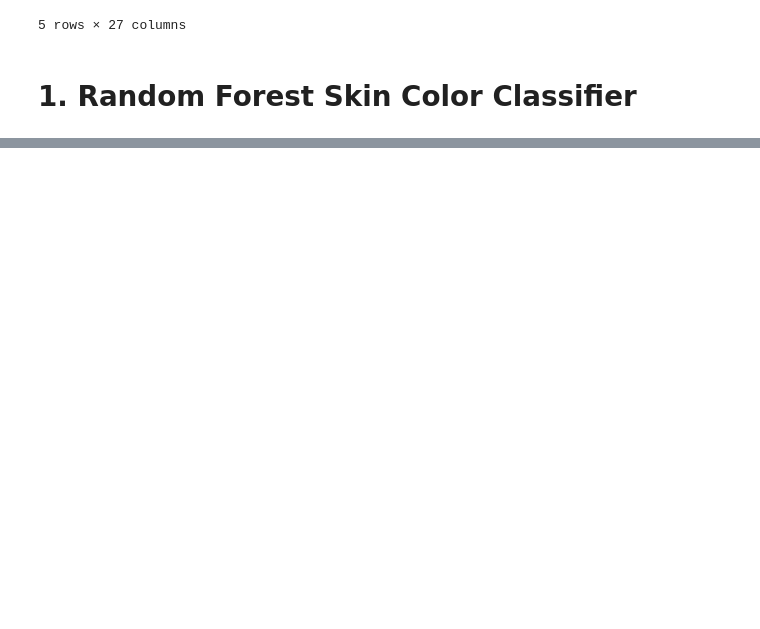
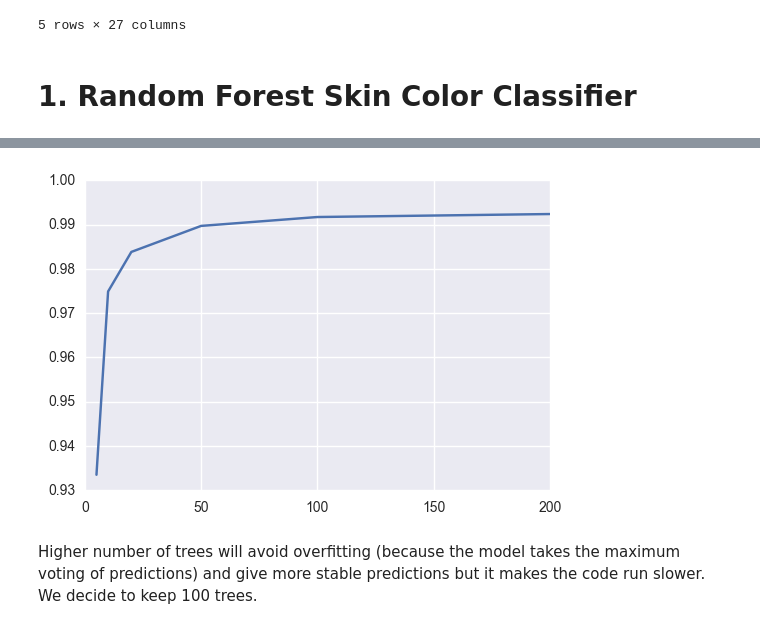
Before and after one commit to semplea/adaepfl-hw, a Jupyter notebook: 04 - Applied ML/nb.ipynb, the cells around one changed output, grey strips where cells are left out. Drawn from its saved outputs; the diff is of its cells as text; code cells hidden in the pictures; blank space fills up the shorter version.

```diff
--- a/04 - Applied ML/nb.ipynb
+++ b/04 - Applied ML/nb.ipynb
@@ -244,2 +227,0 @@ We train a simple random forest classifier
-# %%
-tree = RandomForestClassifier().fit(train, skin)
@@ -265,0 +232,6 @@ Features sorted by their score:
+# %%
+to_predict = ['rater1', 'rater2', 'skin', 'skin_difference']
+data = skin_data.drop(labels=to_predict, axis=1)
+features = data.columns
+# Skin to predict
+target = skin_data['skin'].values.ravel()
@@ -265,0 +246,14 @@ Features sorted by their score:
+# %%
+number_trees = [5,10,20,50,100,200]
+accuracy = []
+
+for t in number_trees:
+    tree = RandomForestClassifier(n_estimators=t)
+    scores = cross_validation.cross_val_score(tree, data, target, cv=5)
+    accuracy.append(scores.mean())
+# %%
+plt.plot(number_trees, accuracy);
+# %% [output]
+[figure, added]
+# %% [markdown]
+Higher number of trees will avoid overfitting (because the model takes the maximum voting of predictions) and give more stable predictions but it makes the code run slower. We decide to keep 100 trees.
```
Also changed, not shown: parts of 45 cells of this notebook.
